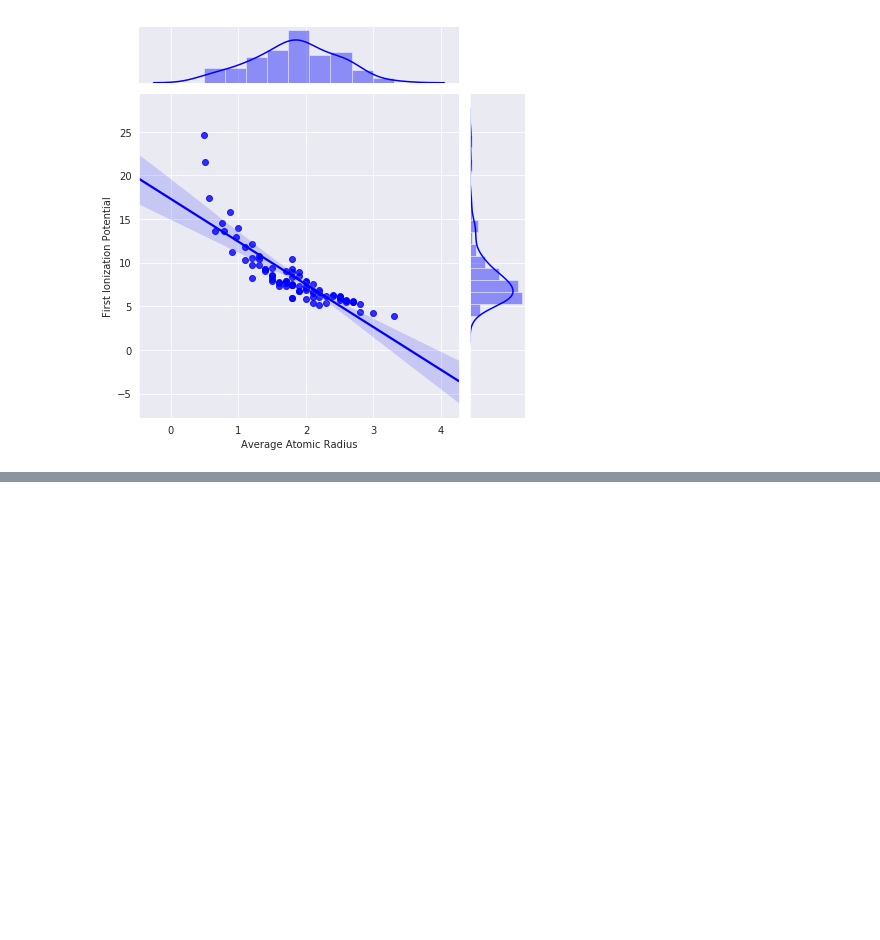
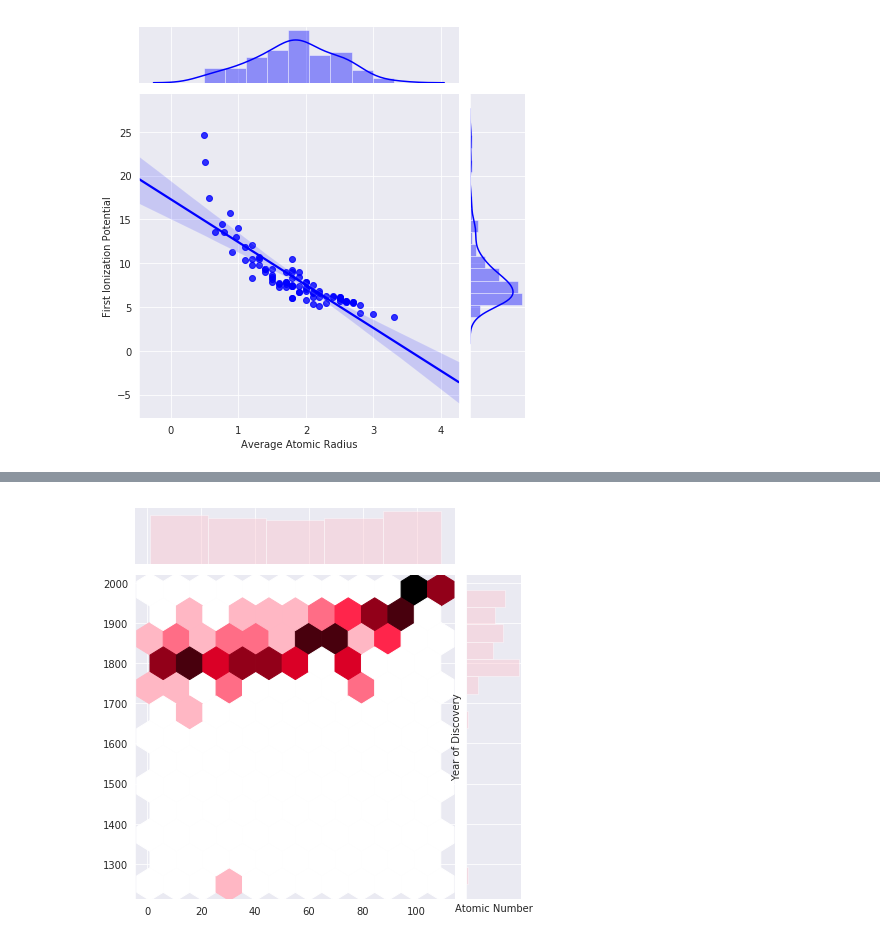
Before and after one commit to erobin14/4200Final, a Jupyter notebook: EricRobinson_4200Final.ipynb, the cells around one changed output, grey strips where cells are left out. Cells and saved outputs as stored; diff of their text form; code cells hidden in the pictures; blank space fills up the shorter version.

```diff
--- a/EricRobinson_4200Final.ipynb
+++ b/EricRobinson_4200Final.ipynb
@@ -150,3 +152,6 @@ for i in PT.index:
 # %%
 for i in PT.index:
     AR=np.array(PT['Atomic Radius'])
+# %%
+for i in PT.index:
+    YR=np.array(PT['Year of Discovery'])
@@ -194,0 +209,7 @@ with sns.axes_style('darkgrid'):
+# %%
+with sns.axes_style('darkgrid'):
+    sns.jointplot(AN, YR, kind='hex', color='pink')
+    plt.xlabel('Atomic Number')
+    plt.ylabel('Year of Discovery')
+# %% [output]
+[figure, added]
```
Also changed, not shown: parts of 5 cells of this notebook, 2 other files.
